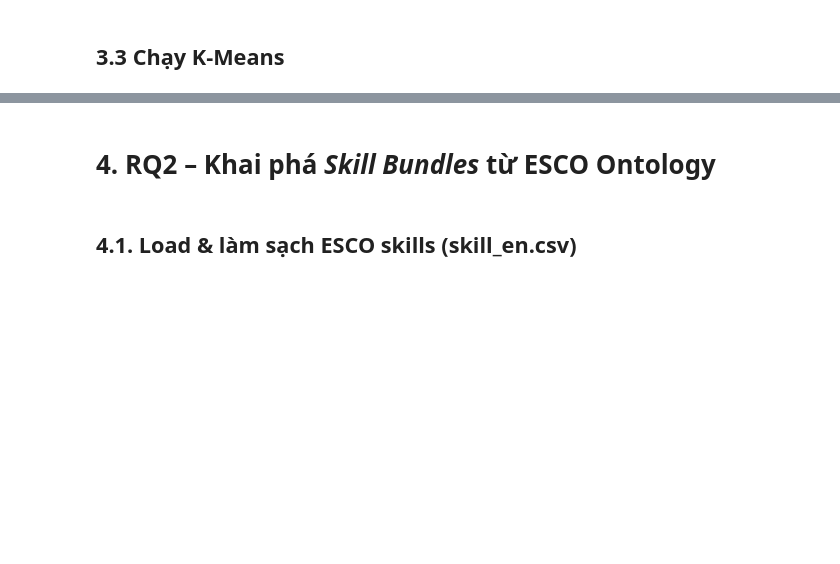
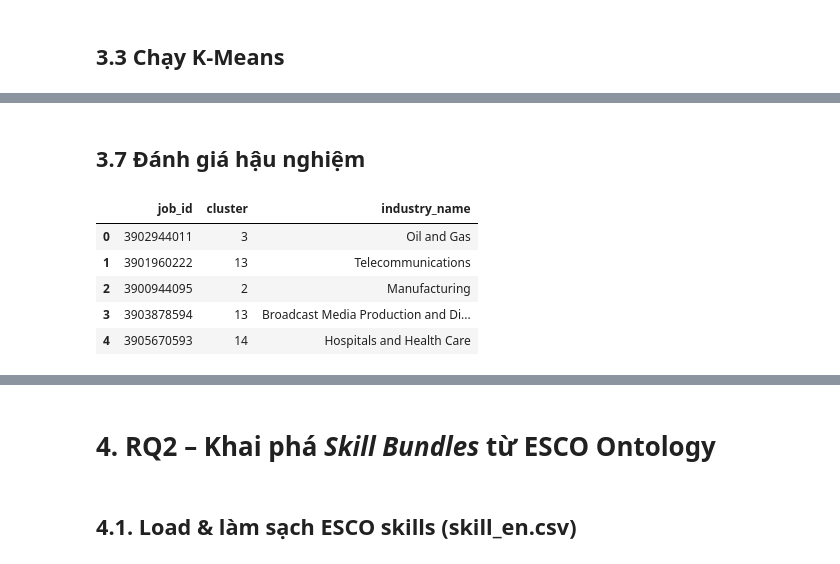
Before and after one commit to QuangMinh03042005/sgu25_kpdl, a Jupyter notebook: final/notebooks/research.ipynb, the cells around one changed output, grey strips where cells are left out. Saved outputs shown, nothing was run; the diff lists cells and outputs as text; code cells hidden in the pictures; blank space fills up the shorter version.

```diff
--- a/final/notebooks/research.ipynb
+++ b/final/notebooks/research.ipynb
@@ -780,0 +742,34 @@ Một số lĩnh vực như **sales**, **marketing**, **customer service** xuấ
+# %% [markdown]
+## 3.7 Đánh giá hậu nghiệm
+# %%
+
+# ==== Load industries tables ====
+JOB_INDUSTRIES_PATH = "../data/job_industries.csv"
+INDUSTRIES_PATH     = "../data/industries.csv"
+
+job_industries_df = pd.read_csv(JOB_INDUSTRIES_PATH)   # job_id, industry_id
+industries_df     = pd.read_csv(INDUSTRIES_PATH)       # industry_id, industry_name
+
+# ==== Join để lấy industry_name cho mỗi job ====
+job_ind_full = job_industries_df.merge(
+    industries_df, on="industry_id", how="left"
+)
+
+# job_text_sample MUST have: job_id, cluster
+assert "job_id" in job_text_sample.columns, "job_text_sample thiếu cột job_id"
+assert "cluster" in job_text_sample.columns, "job_text_sample thiếu cột cluster (chạy KMeans trước)"
+
+cluster_ind_df = (
+    job_text_sample[["job_id", "cluster"]]
+    .merge(job_ind_full[["job_id", "industry_name"]], on="job_id", how="left")
+)
+
+cluster_ind_df["industry_name"] = cluster_ind_df["industry_name"].fillna("Unknown")
+cluster_ind_df.head()
+# %% [output]
+|  | job_id | cluster | industry_name |
+| 0 | 3902944011 | 3 | Oil and Gas |
+| 1 | 3901960222 | 13 | Telecommunications |
+| 2 | 3900944095 | 2 | Manufacturing |
+| 3 | 3903878594 | 13 | Broadcast Media Production and Di... |
+| 4 | 3905670593 | 14 | Hospitals and Health Care |
```
Also changed, not shown: parts of 22 cells of this notebook, 2 other files.
